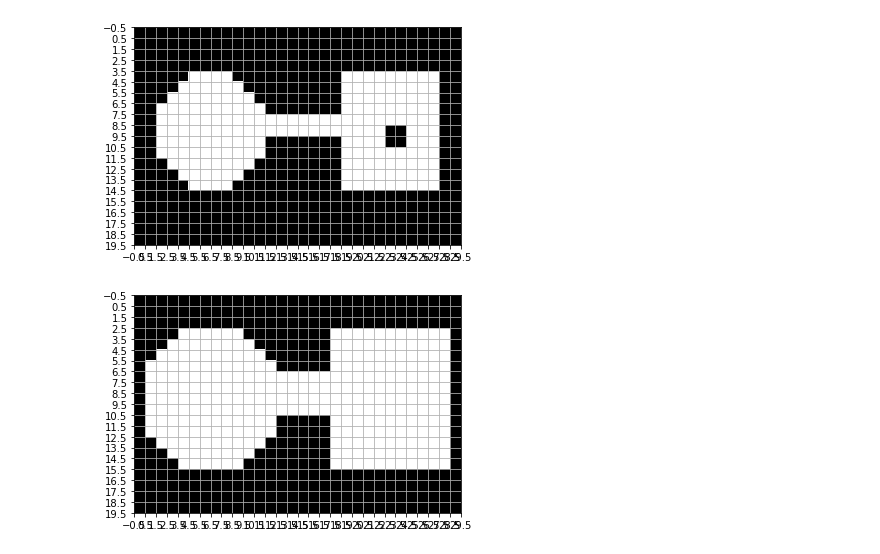
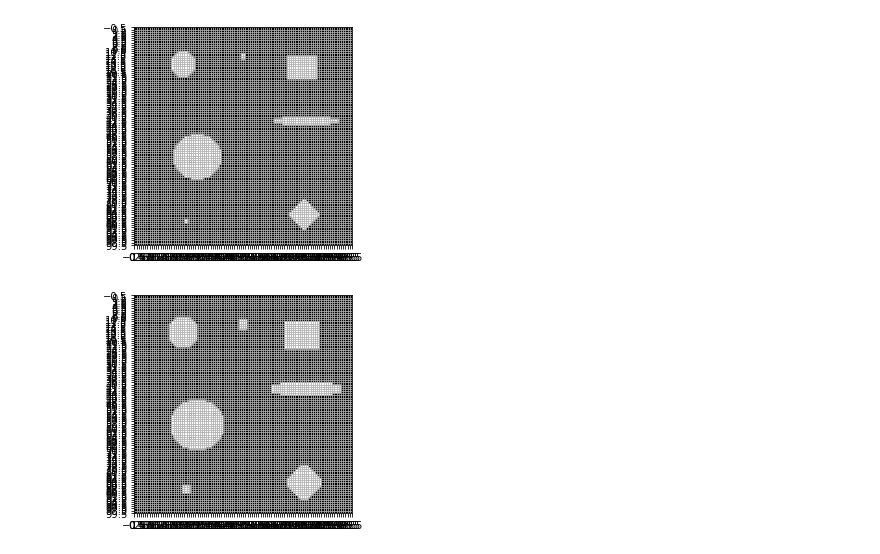
Before and after one commit to IvanCalvo/pdi, a Jupyter notebook: trabalho3/transformada_distancia.ipynb, the cells around one changed output. Cells and saved outputs as stored; diff of their text form; code cells hidden in the pictures.

```diff
--- a/trabalho3/transformada_distancia.ipynb
+++ b/trabalho3/transformada_distancia.ipynb
@@ -9,13 +9,13 @@ def imshow_with_grid(img):
     plt.yticks(np.arange(-0.5, img.shape[0]+0.5))
     plt.grid()
 # %%
-img = plt.imread('shape.tiff')
+img = plt.imread('componentes.tiff')
 # A imagem está no intervalo [0, 255], o comando abaixo é utilizado
 # para transformar a imagem para o tipo bool [False, True]
 img = img>0
 imshow_with_grid(img)
 # %% [output]
-[figure, old version]
+[figure, new version]
 # %%
 def dilation(img, elem_est, origin):
     '''Dilatação de uma imagem binária img utilizando o elemento
@@ -65,4 +65,4 @@ elem_est = np.array([[1, 1, 1],
 img_res = dilation(img, elem_est, origin=(1, 1))
 imshow_with_grid(img_res)
 # %% [output]
-[figure, old version]
+[figure, new version]
```
Also changed, not shown: parts of 1 cell of this notebook.
